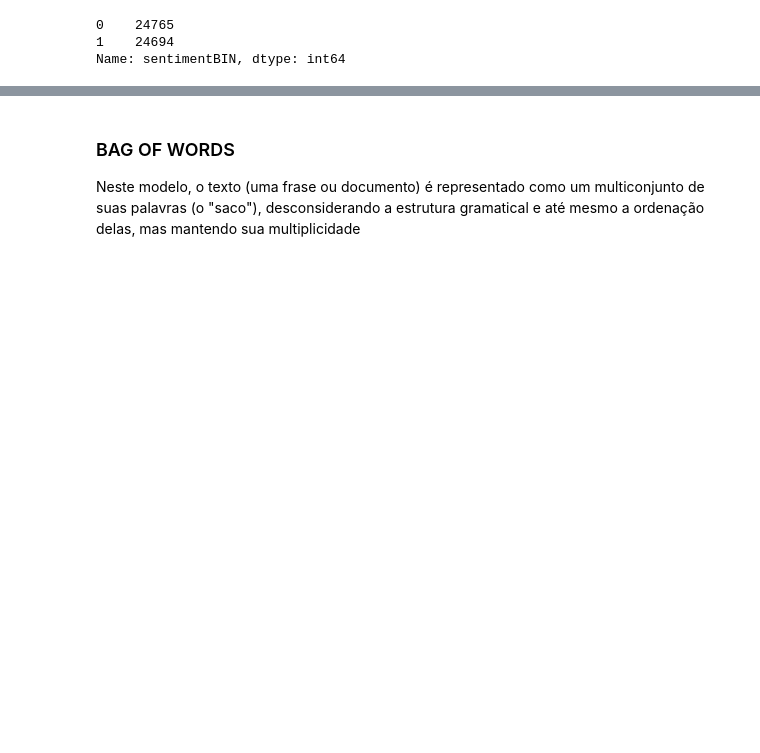
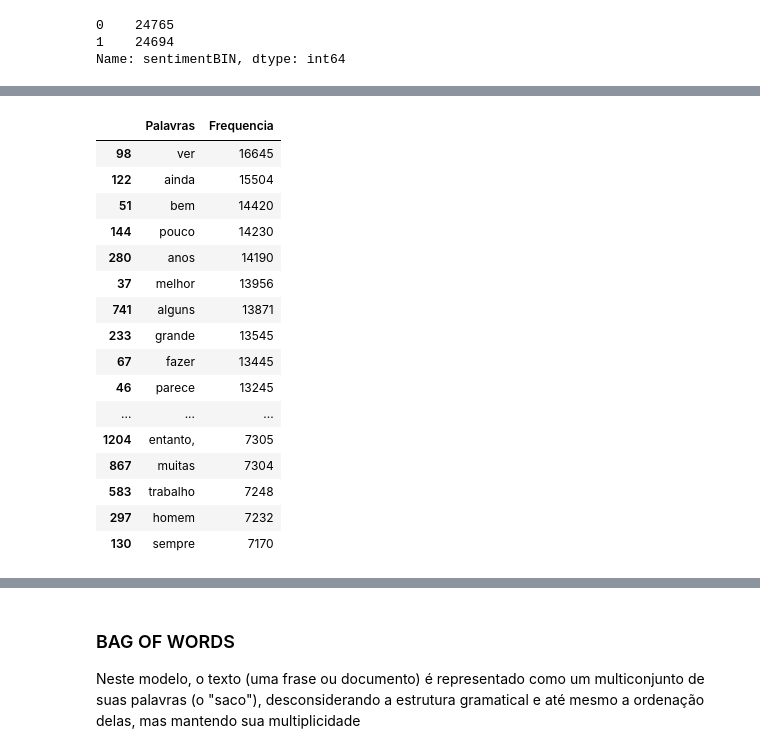
Before and after one commit to izmcm/machine-learning, a Jupyter notebook: [PLN]analise-filmes.ipynb, the cells around one changed output, grey strips where cells are left out. Saved outputs shown, nothing was run; the diff lists cells and outputs as text; code cells hidden in the pictures; blank space fills up the shorter version.

Commit message:
melhorando taxa de acertos

```diff
--- a/[PLN]analise-filmes.ipynb
+++ b/[PLN]analise-filmes.ipynb
@@ -45,0 +203,21 @@ Name: sentimentBIN, dtype: int64
+# %%
+frequencyDFtop10 = frequencyDF.nlargest(columns="Frequencia", n=50)
+frequencyDFtop10
+# %% [output]
+|  | Palavras | Frequencia |
+| 98 | ver | 16645 |
+| 122 | ainda | 15504 |
+| 51 | bem | 14420 |
+| 144 | pouco | 14230 |
+| 280 | anos | 14190 |
+| 37 | melhor | 13956 |
+| 741 | alguns | 13871 |
+| 233 | grande | 13545 |
+| 67 | fazer | 13445 |
+| 46 | parece | 13245 |
+| ... | ... | ... |
+| 1204 | entanto, | 7305 |
+| 867 | muitas | 7304 |
+| 583 | trabalho | 7248 |
+| 297 | homem | 7232 |
+| 130 | sempre | 7170 |
```
Also changed, not shown: parts of 37 cells of this notebook.
